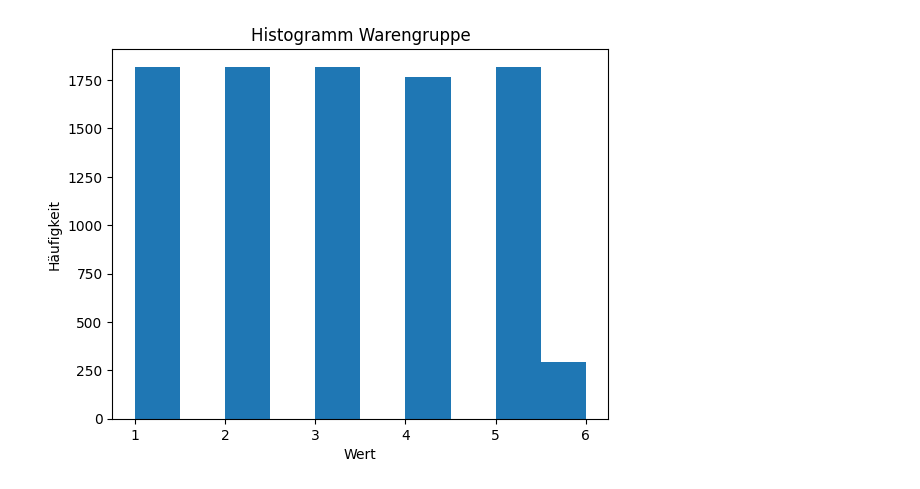
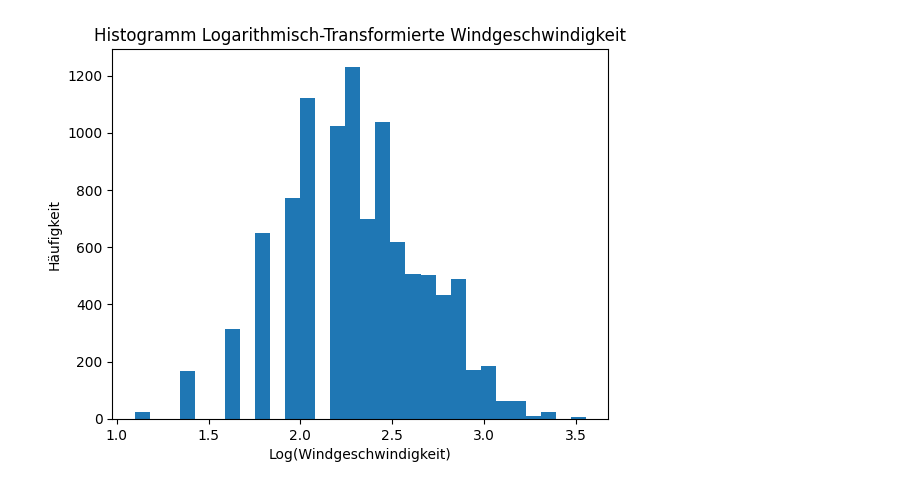
Before and after one commit to lhapke1802/Linda, a Jupyter notebook: Modell1 .ipynb, the cells around one changed output. Saved outputs shown, nothing was run; the diff lists cells and outputs as text; code cells hidden in the pictures.

Commit message:
windgeschwindigkeit log transformiert + histogramm temp arcsin transformiert + histogramm

```diff
--- a/Modell1 .ipynb
+++ b/Modell1 .ipynb
@@ -3,6 +3,7 @@ import pandas as pd
 import matplotlib.pyplot as plt
 import statsmodels.formula.api as smf
 import seaborn as sns
+import numpy as np
 
 ## Zusammenführen der drei Datensätze in einem Dataframe
 # Pfade zuteilen
@@ -43,6 +44,10 @@ def get_season(date):
 # Hinzufügen der Jahreszeit-Spalte
 merged_df['Jahreszeit'] = merged_df['Datum'].apply(get_season)
 
+# Transformieren der Variablen
+merged_df['asTemp'] = np.arcsin(merged_df['Temperatur'])
+merged_df['logWind'] = np.log(merged_df['Windgeschwindigkeit'])
+
 # Anzeigen der ersten Zeilen des DataFrame
 print(merged_df.head())
 
@@ -61,75 +66,22 @@ print(merged_df['Feiertag'].value_counts())
 print(merged_df['Wettercode'].value_counts())
 print(merged_df['Jahreszeit'].value_counts())
 
-# Histogramme
-# Kieler Woche
-plt.hist(merged_df['KielerWoche'].dropna())
+# Histogramme für die transformierten Variablen
+#logTemp
+# Histogramm für asTemp
+plt.hist(merged_df['asTemp'].dropna(), bins=30)
+plt.title('Histogramm arcsin-transformierte Temperatur')
+plt.xlabel('asTemperatur)')
+plt.ylabel('Häufigkeit')
+plt.show()
+
+
+# logWind
+plt.hist(merged_df['logWind'].dropna(), bins=30)
 
 # Hinzufügen von Titeln und Labels
-plt.title('Histogramm Kieler Woche')
-plt.xlabel('Wert')
-plt.ylabel('Häufigkeit')
-
-# Anzeigen des Histogramms
-plt.show()
-
-# Warengruppe
-plt.hist(merged_df['Warengruppe'].dropna())
-
-# Hinzufügen von Titeln und Labels
-plt.title('Histogramm Warengruppe')
-plt.xlabel('Wert')
-plt.ylabel('Häufigkeit')
-
-# Anzeigen des Histogramms
-plt.show()
-
-print(merged_df['Umsatz'].kurtosis())
-print(merged_df['Umsatz'].skew())
-
-print(merged_df['Bewoelkung'].kurtosis())
-print(merged_df['Bewoelkung'].skew())
-
-print(merged_df['Temperatur'].kurtosis())
-print(merged_df['Temperatur'].skew())
-
-print(merged_df['Windgeschwindigkeit'].kurtosis())
-print(merged_df['Windgeschwindigkeit'].skew())
-
-# Abbildungen
-merged_df['Warengruppe'].value_counts().plot(kind='pie', autopct='%1.1f%%')
-plt.title('Verteilung der Warengruppen')
-plt.ylabel('')
-plt.show()
-
-# Windgeschwindigkeit
-plt.hist(merged_df['Windgeschwindigkeit'].dropna())
-
-# Hinzufügen von Titeln und Labels
-plt.title('Histogramm Windgeschwindigkeit')
-plt.xlabel('Wert')
-plt.ylabel('Häufigkeit')
-
-# Anzeigen des Histogramms
-plt.show()
-
-# Wettercode
-plt.hist(merged_df['Wettercode'].dropna())
-
-# Hinzufügen von Titeln und Labels
-plt.title('Histogramm Wettercode')
-plt.xlabel('Wert')
-plt.ylabel('Häufigkeit')
-
-# Anzeigen des Histogramms
-plt.show()
-
-# Temperatur
-plt.hist(merged_df['Temperatur'].dropna())
-
-# Hinzufügen von Titeln und Labels
-plt.title('Histogramm Temperatur')
-plt.xlabel('Wert')
+plt.title('Histogramm Logarithmisch-Transformierte Windgeschwindigkeit')
+plt.xlabel('Log(Windgeschwindigkeit)')
 plt.ylabel('Häufigkeit')
 
 # Anzeigen des Histogramms
@@ -157,7 +109,6 @@ plt.ylabel('Umsatz')
 plt.title('Scatterplot Bewoelkung vs Umsatz')
 plt.show()
 
-
 # Lineares Modell
 mod = smf.ols('Umsatz ~ C(Warengruppe) + C(Windgeschwindigkeit) + C(FerienSH)', data=merged_df).fit()
 
@@ -185 +136 @@ Name: count, dtype: int64
-[figure, old version]
+[figure, new version]
```
Also changed, not shown: parts of 1 cell of this notebook.
